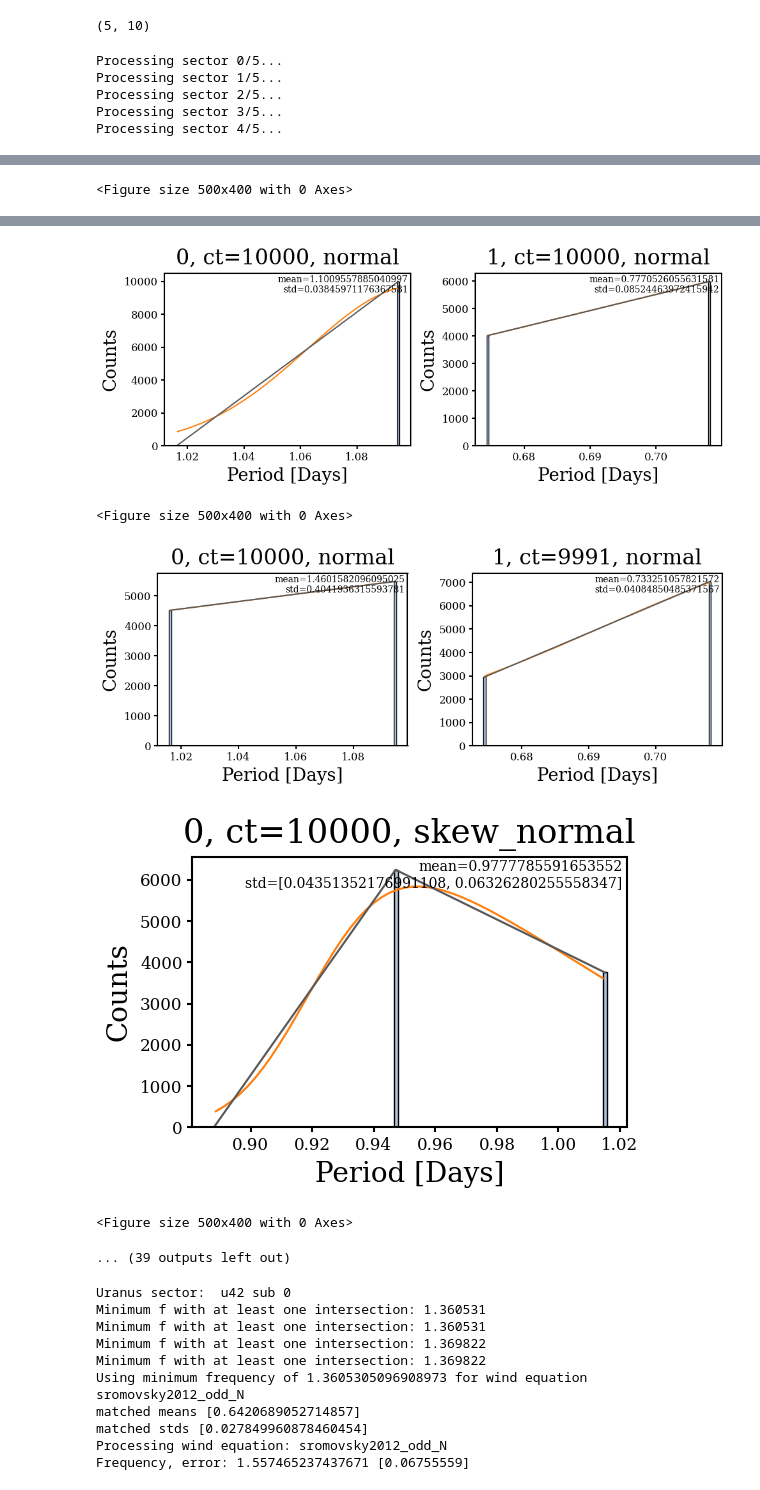
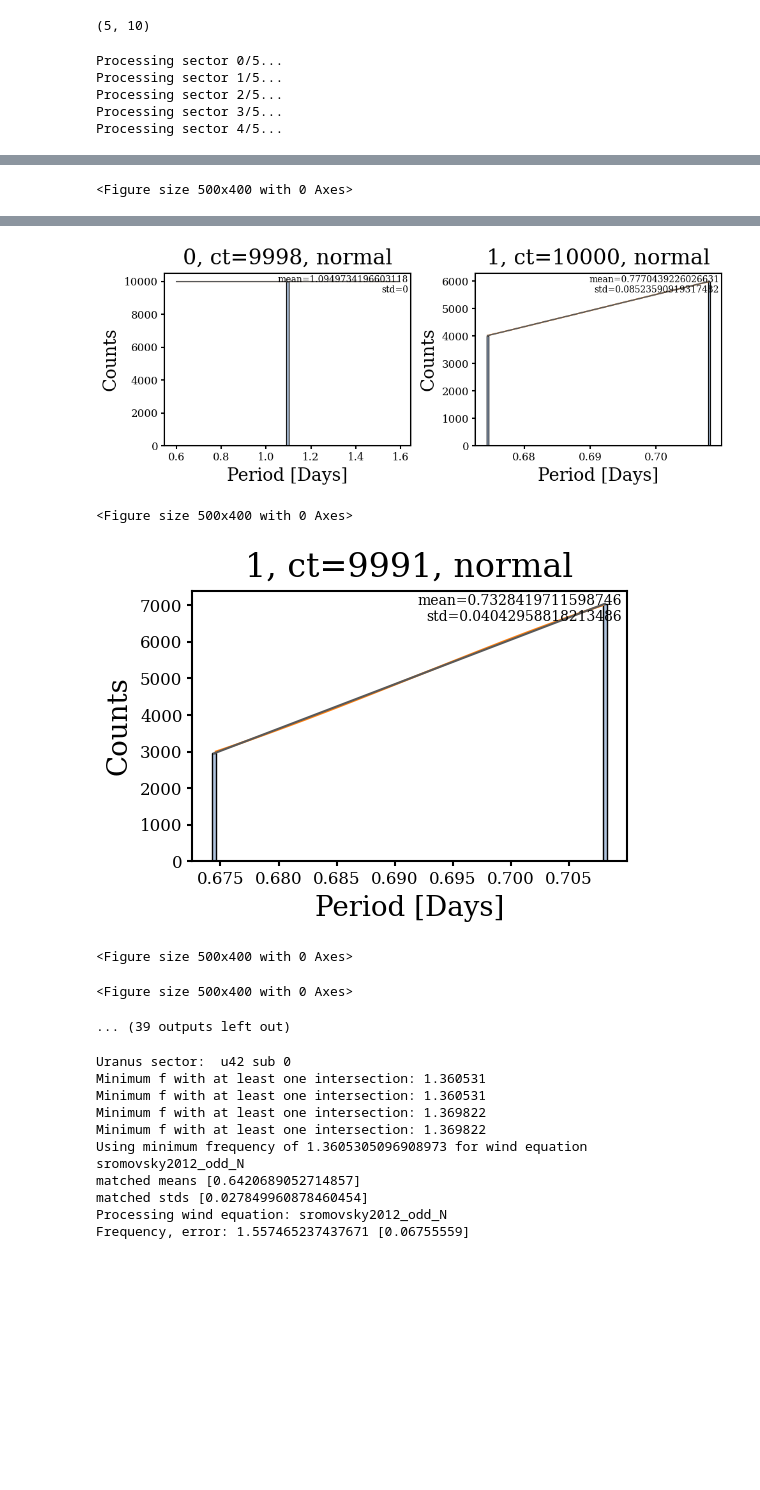
Before and after one commit to kenny-phan/tess-ice-giants, a Jupyter notebook: tess-ice-giants/frequency_analysis/tutorial_subsectors.ipynb, the cells around one changed output, grey strips where cells are left out. Cells and saved outputs as stored; diff of their text form; code cells hidden in the pictures; blank space fills up the shorter version.

```diff
--- a/tess-ice-giants/frequency_analysis/tutorial_subsectors.ipynb
+++ b/tess-ice-giants/frequency_analysis/tutorial_subsectors.ipynb
@@ -145,7 +168,7 @@ for sec in range(nsec):
         peaks = bootstrap_results[sec, sub]
         labels, all_means, all_stds = cluster_peaks(peaks,
                                                     sds=planet_sectors[sec] + f"_ss{sub}",
-                                                    eps=0.1,
+                                                    eps=0.05,
                                                     n_bootstraps=10000,
                                                     pass_frac=0.8, n_bins=50,
                                                     figdir=supfigdir + "clusters/")
@@ -168,9 +191,9 @@ Processing sector 4/5...
-[figure, old version]
+[figure, new version]
 <Figure size 500x400 with 0 Axes>
-[figure, old version]
+[figure, new version]
-[figure, removed]
 <Figure size 500x400 with 0 Axes>
-... (39 outputs left out)
+<Figure size 500x400 with 0 Axes>
+... (39 outputs left out)
 # %%
 from wind_equations import *
 cluster_results = np.load(subdir + 'cluster_results.npz', allow_pickle=True)['cluster_results']
```
Also changed, not shown: parts of 4 cells of this notebook, 4 other files.
